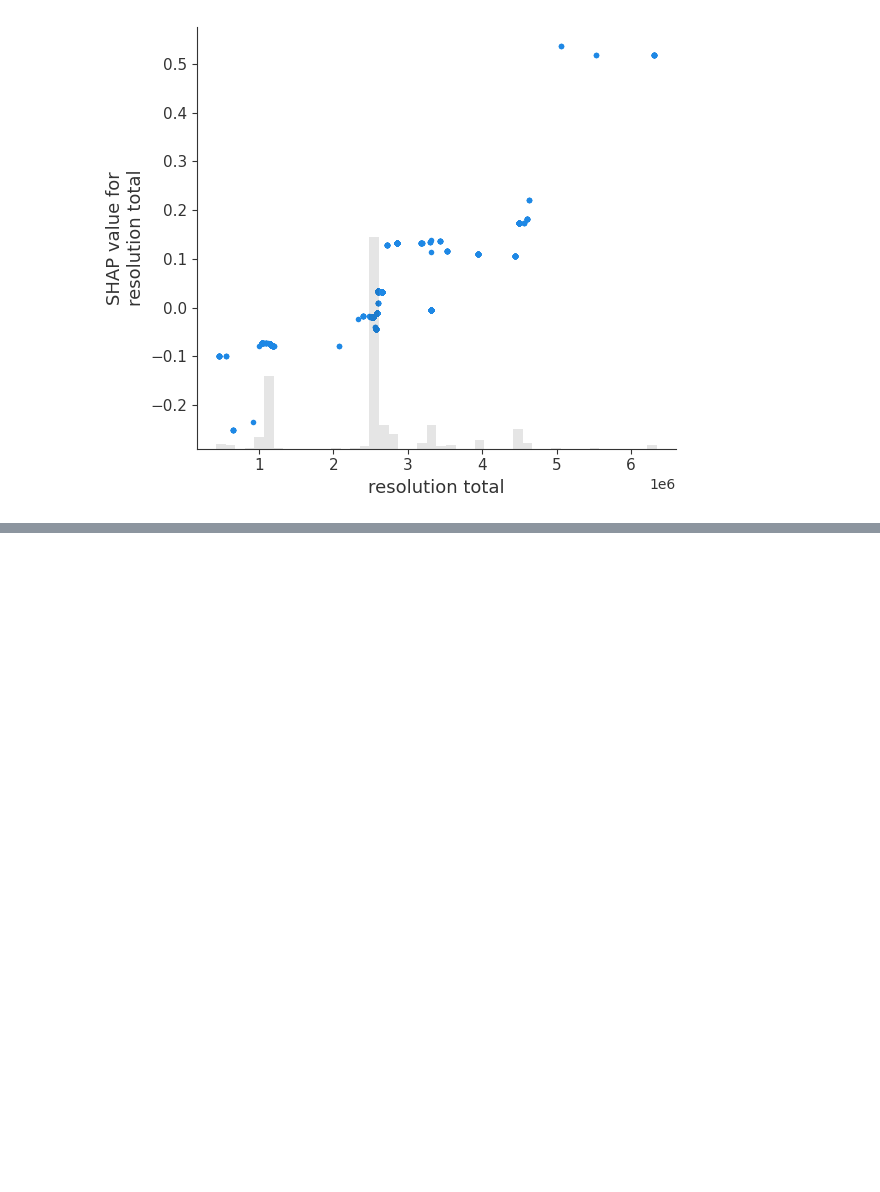
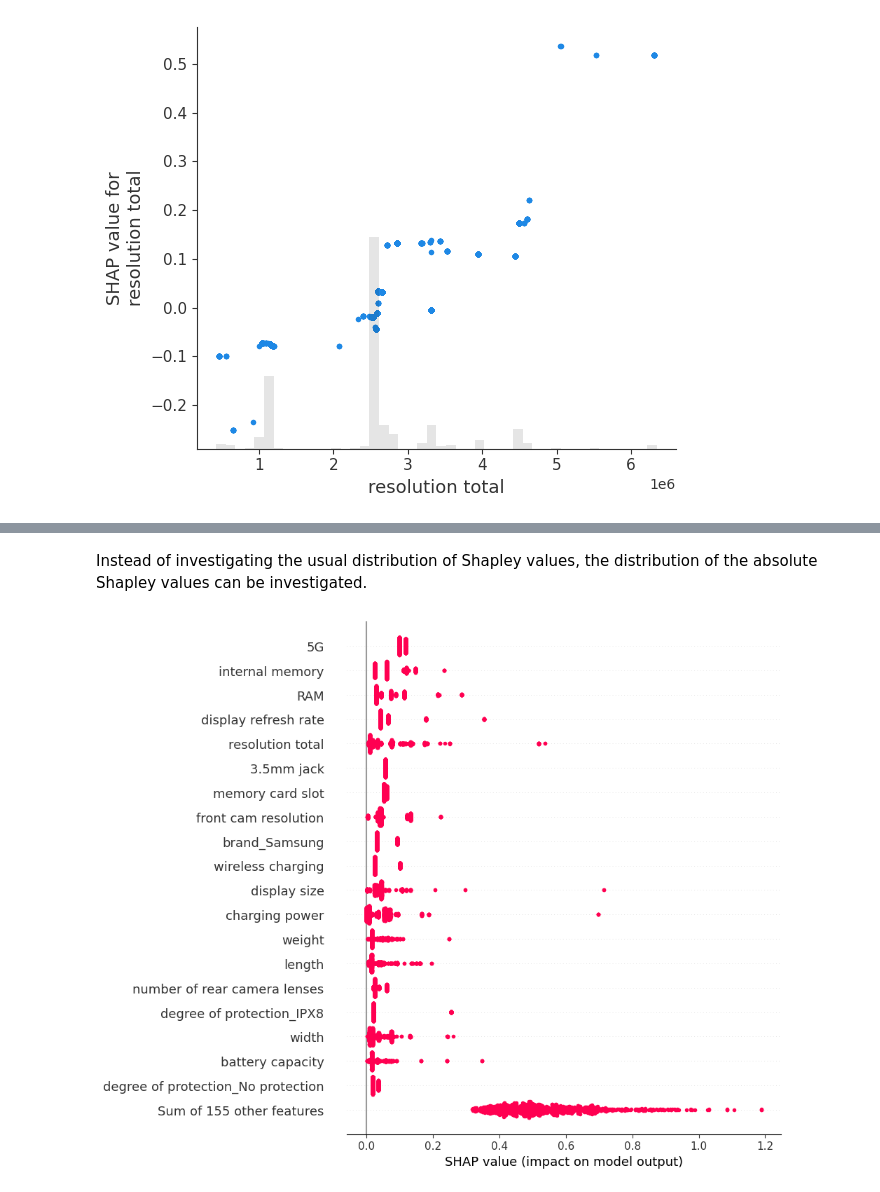
Before and after one commit to N0Data4U/Data-Processing-Project, a Jupyter notebook: data_analysis.ipynb, the cells around one changed output, grey strips where cells are left out. Saved outputs shown, nothing was run; the diff lists cells and outputs as text; code cells hidden in the pictures; blank space fills up the shorter version.

```diff
--- a/data_analysis.ipynb
+++ b/data_analysis.ipynb
@@ -316,0 +345,15 @@ saving_plot("GAM_shap_waterfall_distr_plot.png")
+# %% [markdown]
+Instead of investigating the usual distribution of Shapley values, the distribution of the absolute Shapley values can be investigated.
+# %%
+# Close plot before to clean settings
+plt.close()
+# Plot beeswarm plot for distribution of absolute Shapley values
+shap.plots.beeswarm(shap_values_ebm.abs, color="shap_red", max_display = 20)
+# Closing the plot. Plot can only be safed when "show=False".
+plt.close()
+shap.plots.beeswarm(shap_values_ebm.abs, color="shap_red", max_display = 20, show=False)
+# Adjusting layout
+plt.tight_layout()
+saving_plot("GAM_shap_waterfall_abs_plot.png")
+# %% [output]
+[figure, added]
```
Also changed, not shown: parts of 45 cells of this notebook, 14 other files.
